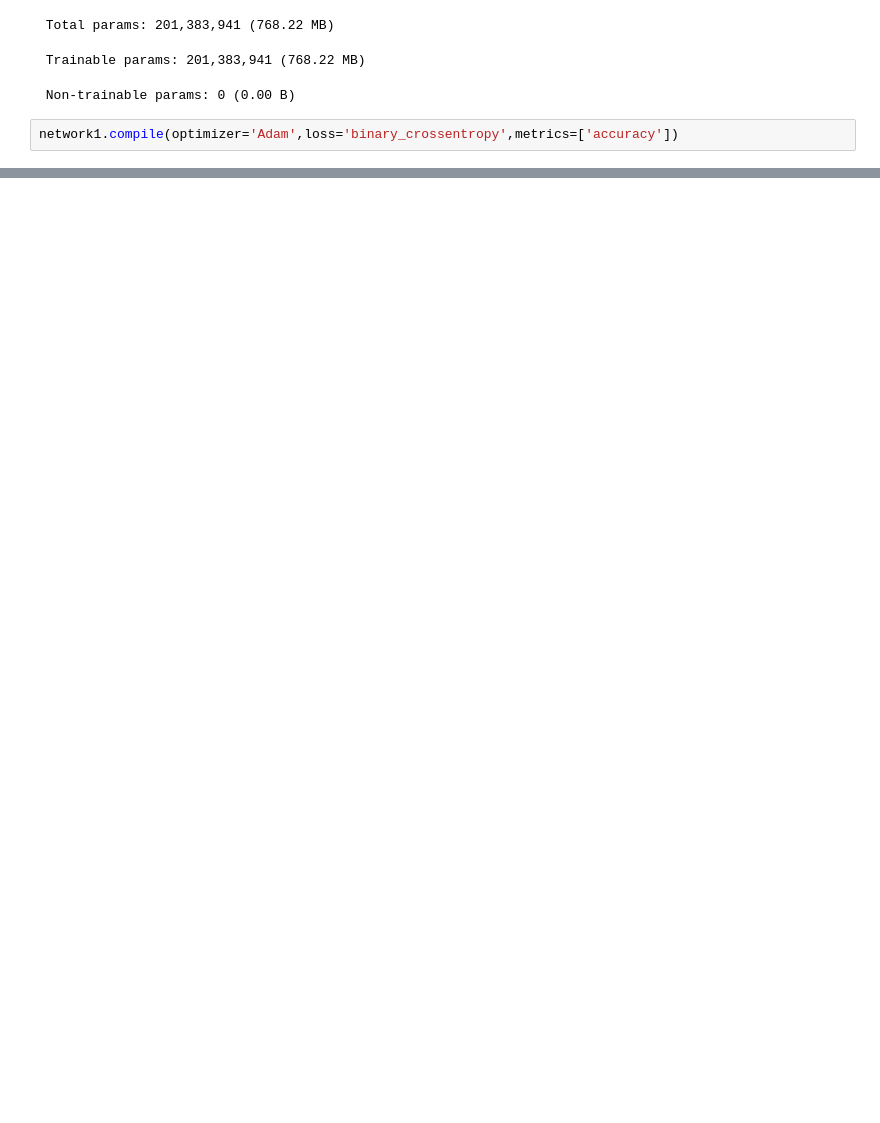
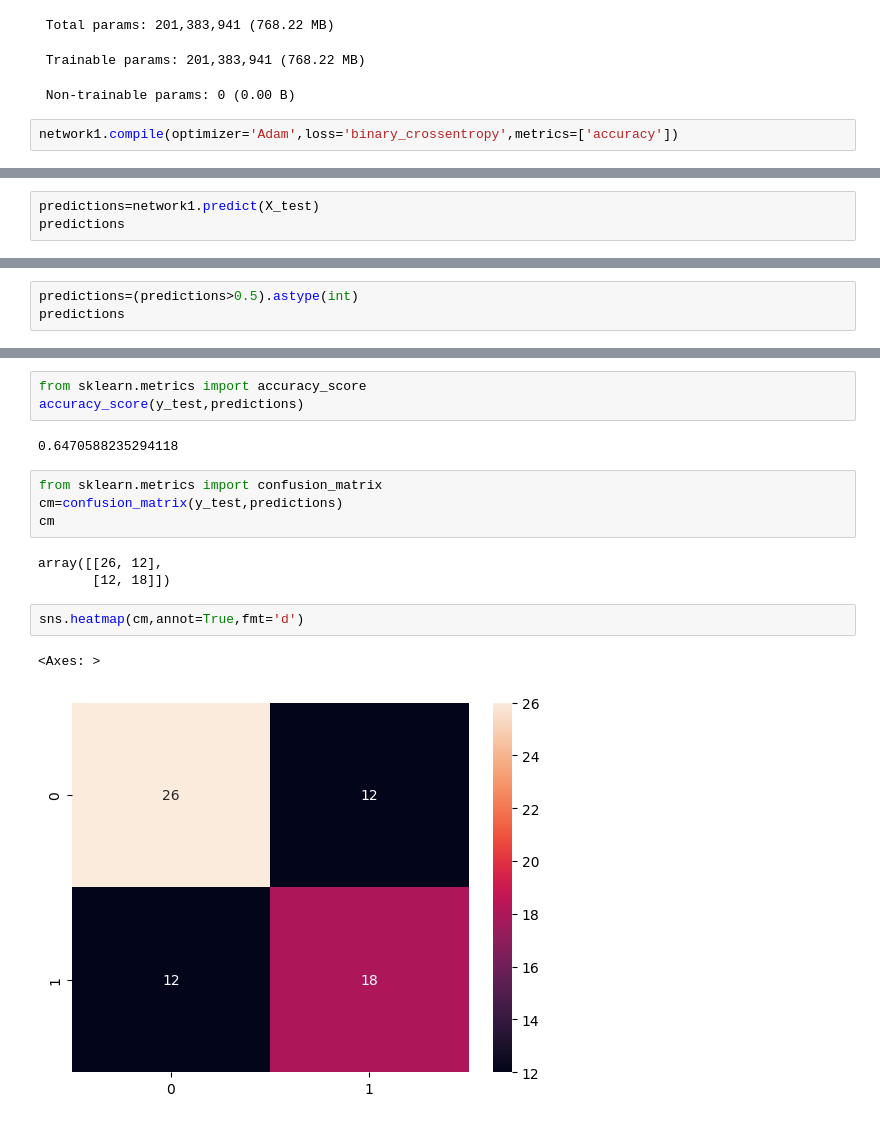
Before and after one commit to mohitrajparit/dsML_classification, a Jupyter notebook: neural_network01.ipynb, the cells around one changed output, grey strips where cells are left out. Drawn from its saved outputs; the diff is of its cells as text; blank space fills up the shorter version.

```diff
--- a/neural_network01.ipynb
+++ b/neural_network01.ipynb
@@ -239,0 +277,3 @@ Epoch 50/50
+# %%
+predictions=network1.predict(X_test)
+predictions
@@ -239,0 +299,3 @@ Epoch 50/50
+# %%
+predictions=(predictions>0.5).astype(int)
+predictions
@@ -239,0 +327,17 @@ Epoch 50/50
+# %%
+from sklearn.metrics import accuracy_score
+accuracy_score(y_test,predictions)
+# %% [output]
+0.6470588235294118
+# %%
+from sklearn.metrics import confusion_matrix
+cm=confusion_matrix(y_test,predictions)
+cm
+# %% [output]
+array([[26, 12],
+       [12, 18]])
+# %%
+sns.heatmap(cm,annot=True,fmt='d')
+# %% [output]
+<Axes: >
+[figure, added]
```
Also changed, not shown: parts of 16 cells of this notebook.
